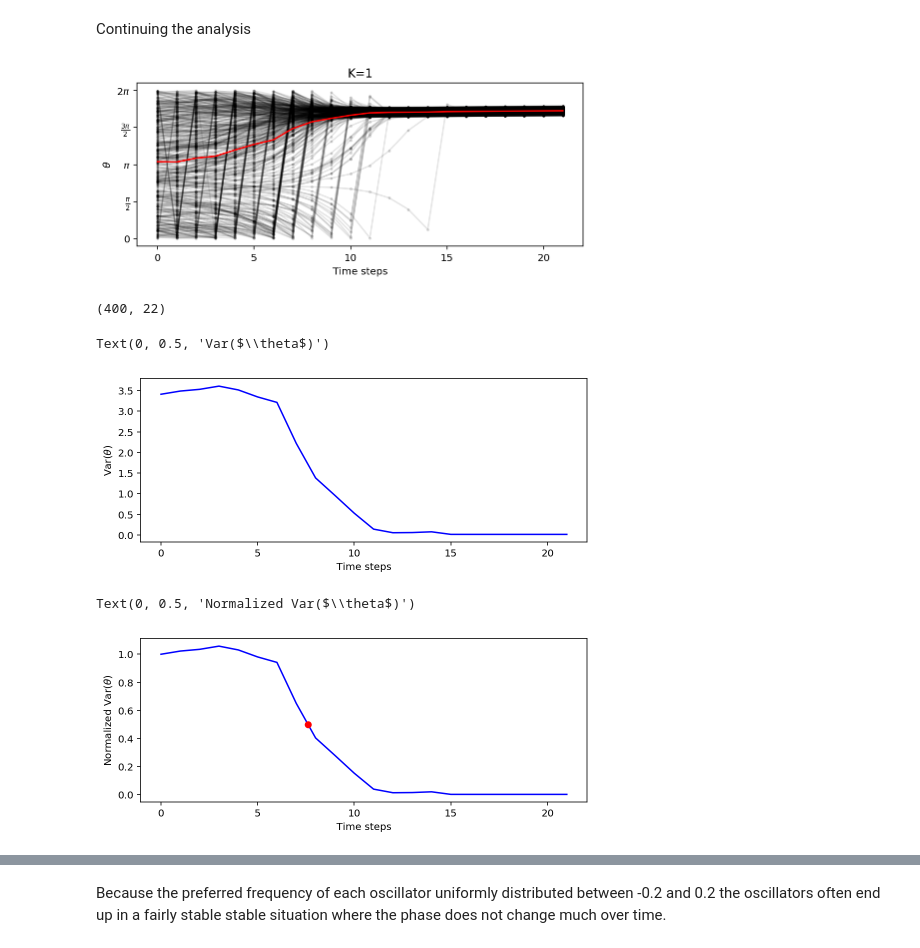
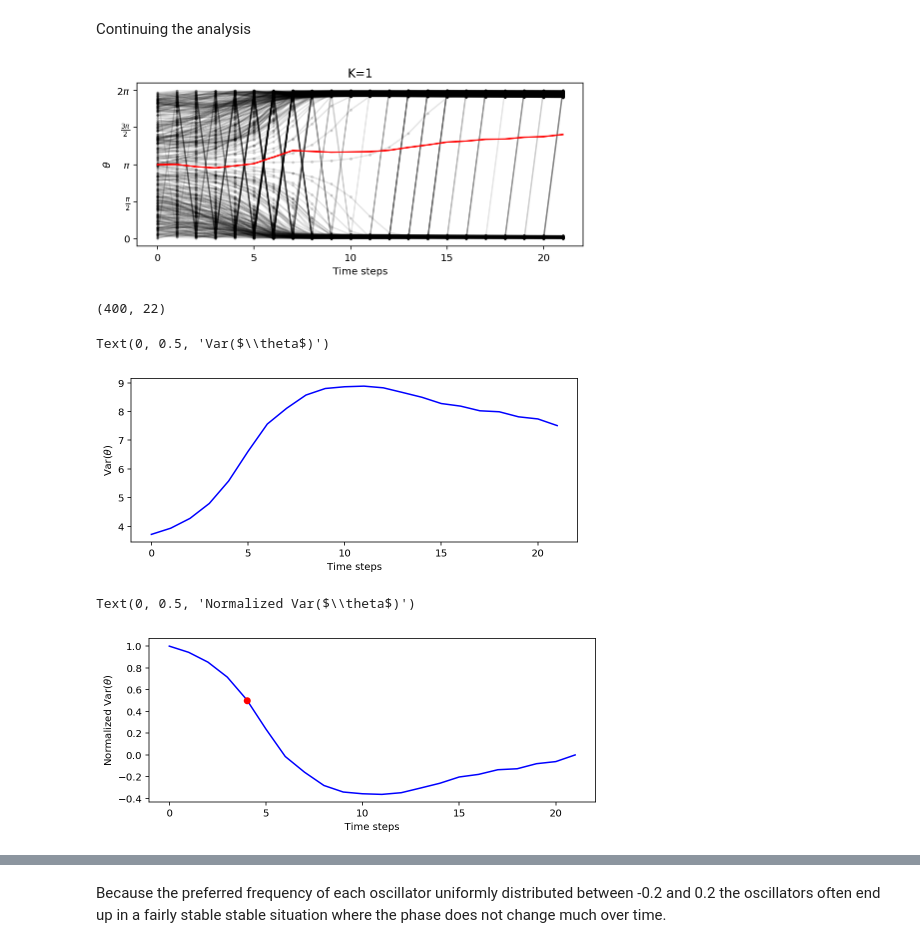
Before and after one commit to mikmik19/mikmik19.github.com, a Jupyter notebook: notebooks/strogatz_1991/strogatz_1991.ipynb, the cells around one changed output, grey strips where cells are left out. Cells and saved outputs as stored; diff of their text form; code cells hidden in the pictures.

```diff
--- a/notebooks/strogatz_1991/strogatz_1991.ipynb
+++ b/notebooks/strogatz_1991/strogatz_1991.ipynb
@@ -96,7 +93,7 @@ def run_simulation(omega, theta, N=480, K=1, STEPS=25):
     thetas = np.zeros((N, STEPS))
     for i in range(STEPS):
         theta_dot = calc_theta_dot(omega, theta, N=N, K=K)
-        theta = np.mod(theta_dot + theta, 2*np.pi)
+        theta = theta_dot + theta
         thetas[:, i] = theta
     return thetas
 # %% [markdown]
@@ -187,13 +163,13 @@ def get_halfway_point(x, y):
 # %%
 fig, ax = plt.subplots(figsize=(8, 3))
 for i in range(thetas.shape[0]):
-    ax.plot(range(STEPS), thetas[i, :], '-ok', alpha=0.1, markersize=2)
+    ax.plot(range(STEPS), np.mod(thetas[i, :], 2*np.pi), '-ok', alpha=0.1, markersize=2)
 
-avg = np.average(thetas, axis=0)
+avg = np.average(np.mod(thetas, 2*np.pi), axis=0)
 ax.plot(range(STEPS), avg, '-r')
 add_labels(ax, K)
 # %% [output]
-[figure, old version]
+[figure, new version]
 # %%
 thetas.shape
 # %% [output]
@@ -210,14 +186,14 @@ with open('../../data/angle-vs-time.json', 'w') as fp:
     json.dump(json_data, fp)
 # %%
 fig, ax = plt.subplots(figsize=(8, 3))
-var = np.var(thetas, axis=0)
+var = np.var(np.mod(thetas, 2*np.pi), axis=0)
 ax.plot(range(STEPS), var, '-b')
 ax.set_xlabel('Time steps')
 ax.set_ylabel(r'Var($\theta$)')
 ax.set_ylabel(r'Var($\theta$)')
 # %% [output]
 Text(0, 0.5, 'Var($\\theta$)')
-[figure, old version]
+[figure, new version]
 # %%
 json_data = {
     "data": [
@@ -237,7 +213,7 @@ ax.set_xlabel('Time steps')
 ax.set_ylabel(r'Normalized Var($\theta$)')
 # %% [output]
 Text(0, 0.5, 'Normalized Var($\\theta$)')
-[figure, old version]
+[figure, new version]
 # %%
 json_data = {
     "data": [
```
Also changed, not shown: parts of 13 cells of this notebook, 12 other files.
